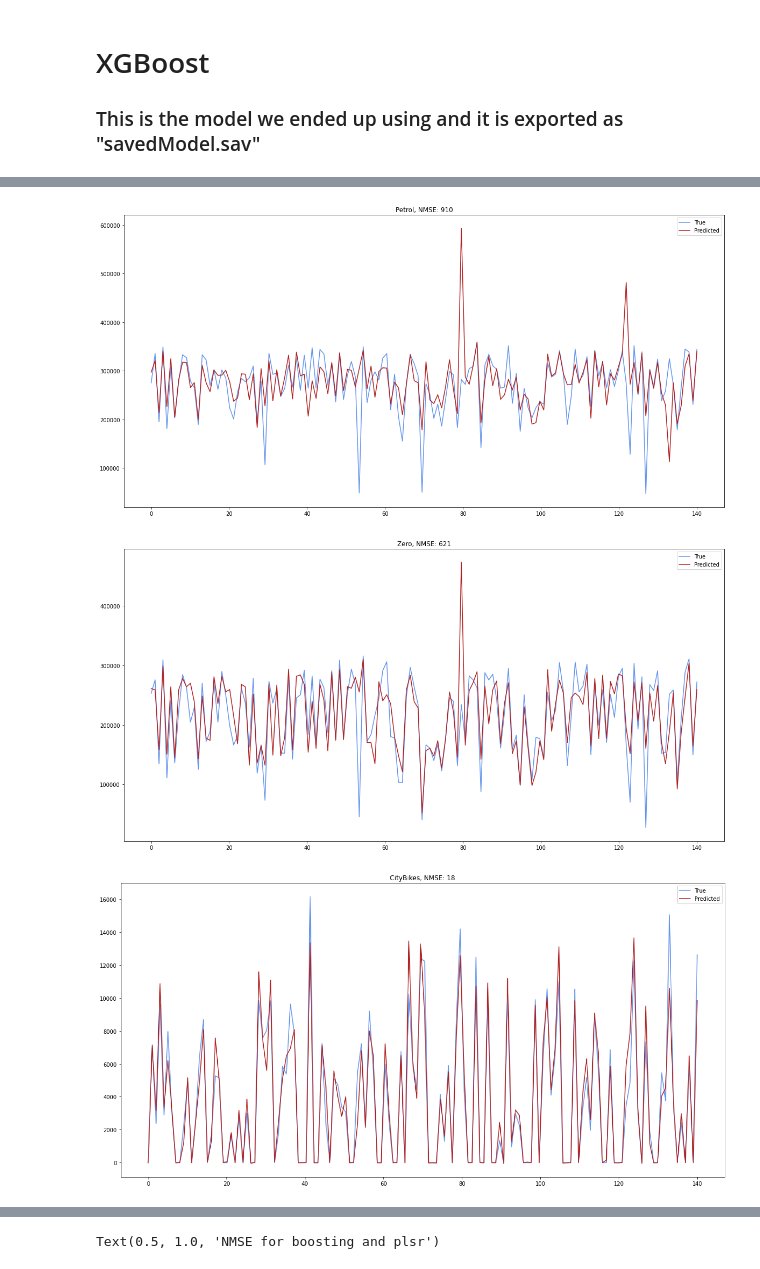
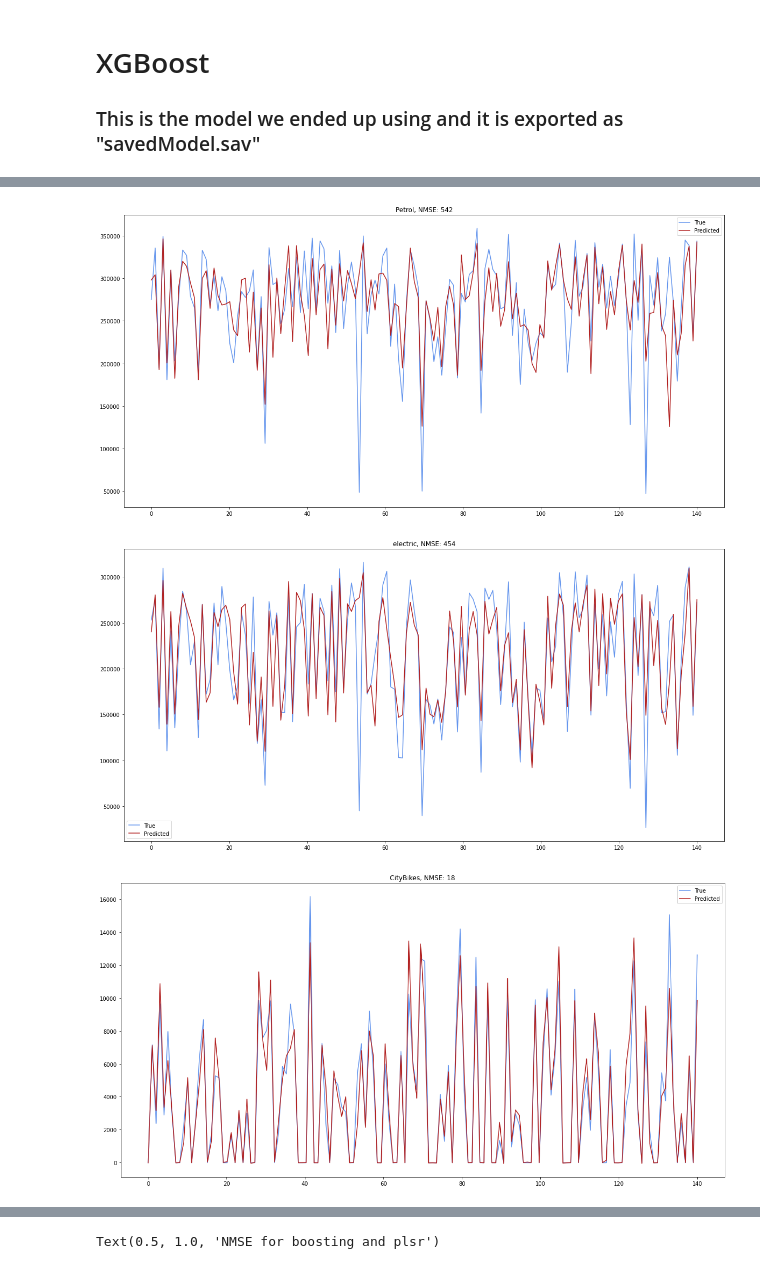
Before and after one commit to mfhcomputas/ML, a Jupyter notebook: predCarTraffic.ipynb, the cells around one changed output, grey strips where cells are left out. Drawn from its saved outputs; the diff is of its cells as text; code cells hidden in the pictures.

```diff
--- a/predCarTraffic.ipynb
+++ b/predCarTraffic.ipynb
@@ -204,10 +204,10 @@ def weekdaySeasonFormatter(weekday,season):
 # %% [markdown]
 ### Note that some parameters in the X array are removed or added when training certain models
 # %%
+#dfWeather["avgRelativeHumidity"],dfWeather["avgCloudAreaFraction"]
 
-
-X = np.array([seasons,monthArray,weekdays,daysOfYyear,redDays,dfWeather["avgTemperature"],dfWeather["avgWindSpeed"],dfWeather["avgPrecipitation"],dfWeather["avgRelativeHumidity"],dfWeather["avgCloudAreaFraction"],dfWeather["avgDurationOfSunshine"],index])
-Y = np.array([dfToll["dieselPasses"],dfToll["petrolPasses"],dfToll["zeroEmissionPasses"], cityBikeTours, dfBikePasses['totalPasses']],np.float32)
+X = np.array([seasons,monthArray,weekdays,daysOfYyear,redDays,dfWeather["avgTemperature"],dfWeather["avgWindSpeed"],dfWeather["avgPrecipitation"],dfWeather["avgDurationOfSunshine"],index])
+Y = np.array([dfToll["dieselPasses"],dfToll["petrolPasses"],dfToll["electricPasses"], cityBikeTours, dfBikePasses['totalPasses']],np.float32)
 # %%
 from sklearn.model_selection import train_test_split
 from sklearn.metrics import explained_variance_score
@@ -387,7 +387,7 @@ y_pred_bike_passes = Y_pred.T[4]
 # %%
 plotResults(y_pred_diesel,y_test.T[0],"Diesel",1)
 plotResults(y_pred_petrol,y_test.T[1],"Petrol",2)
-plotResults(y_pred_zero,y_test.T[2],"Zero",3)
+plotResults(y_pred_zero,y_test.T[2],"electric",3)
 plotResults(y_pred_city_bikes,y_test.T[3],"CityBikes",4)
 plotResults(y_pred_bike_passes,y_test.T[4],"BikePasses",5)
 
@@ -403,5 +403,5 @@ BoostNMSEArray = [MSEBoostDiesel, MSEBoostPetrol, MSEBoostZero, MSEBoostCityBike
-[figure, old version]
+[figure, new version]
-[figure, old version]
+[figure, new version]
 [figure]
 [figure]
 # %%
```
Also changed, not shown: parts of 5 cells of this notebook.
